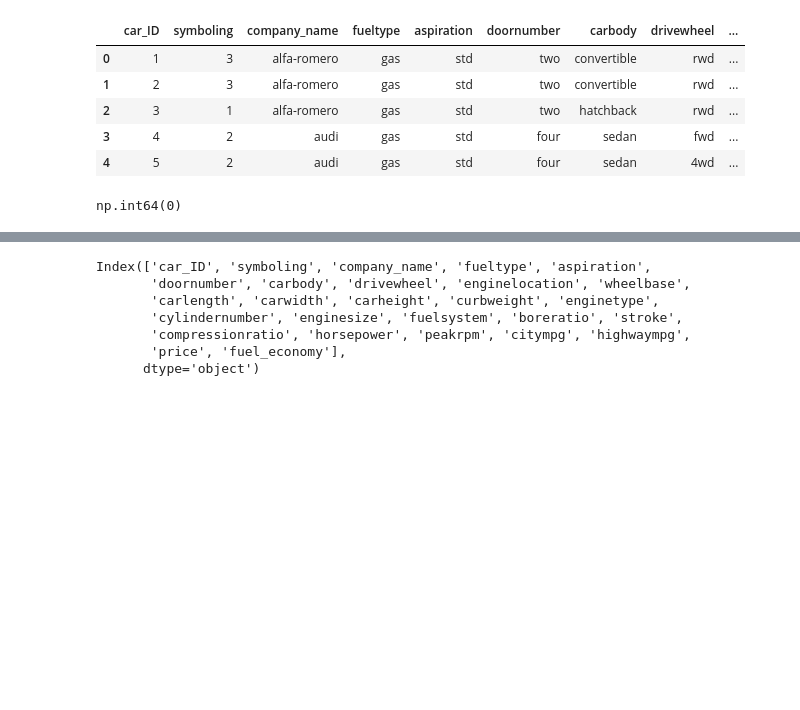
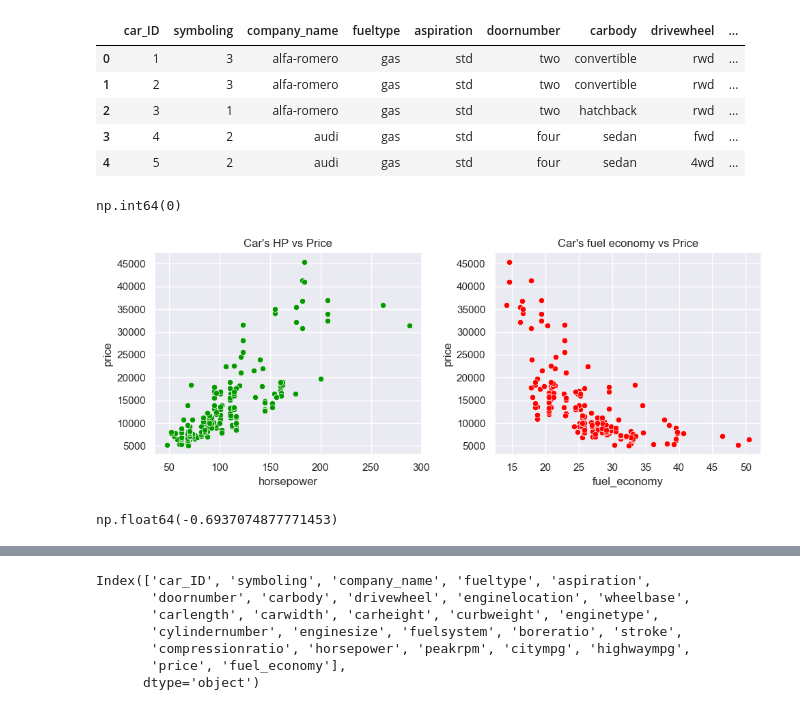
Before and after one commit to MoeedKhan-AMK/Applied-Data-Science, a Jupyter notebook: Machine Learning/LINEAR REGRESSION/Linear Regression/Linear_Regression_class_1.ipynb, the cells around one changed output, grey strips where cells are left out. Drawn from its saved outputs; the diff is of its cells as text; code cells hidden in the pictures; blank space fills up the shorter version.

```diff
--- a/Machine Learning/LINEAR REGRESSION/Linear Regression/Linear_Regression_class_1.ipynb
+++ b/Machine Learning/LINEAR REGRESSION/Linear Regression/Linear_Regression_class_1.ipynb
@@ -390,6 +390,26 @@ cars.head()
 cars.duplicated().sum()
 # %% [output]
 np.int64(0)
+# %%
+plt.figure(figsize=(10,4))
+
+plt.subplot(1,2,1),
+
+plt.title("Car's HP vs Price")
+sns.scatterplot(cars, x = cars.horsepower, y = cars.price, color="#059900")
+
+plt.subplot(1,2,2)
+plt.title("Car's fuel economy vs Price")
+sns.scatterplot(cars, x = cars.fuel_economy, y = cars.price, color="#FF0000")
+
+plt.tight_layout()
+plt.show()
+# %% [output]
+[figure, added]
+# %%
+cars["fuel_economy"].corr(cars["price"])
+# %% [output]
+np.float64(-0.6937074877771453)
 # %%
 cars.describe(include='all')
 # %% [output]
```
Also changed, not shown: parts of 7 cells of this notebook.
